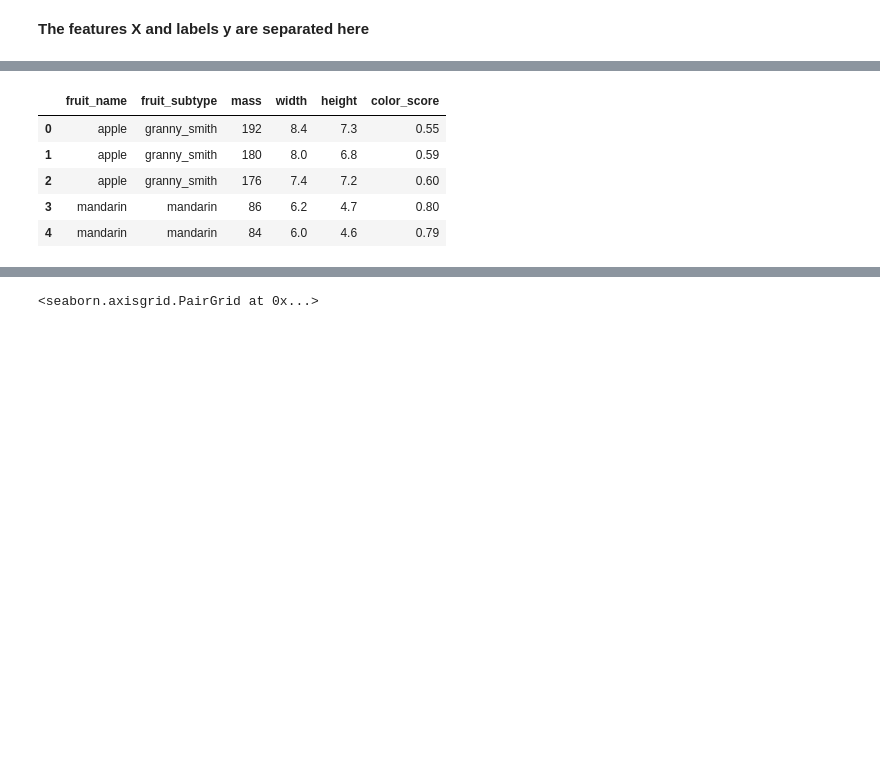
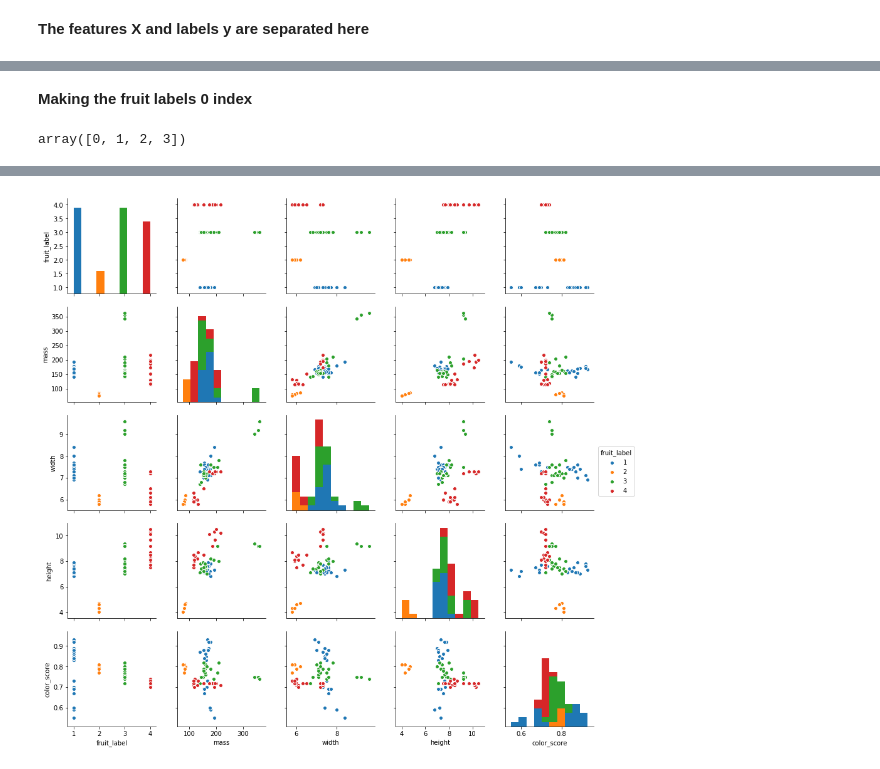
Before and after one commit to msrshahrukh100/Applied-Machine-Learning-in-Python, a Jupyter notebook: Module_1/module1.ipynb, the cells around one changed output, grey strips where cells are left out. Cells and saved outputs as stored; diff of their text form; code cells hidden in the pictures; blank space fills up the shorter version.

```diff
--- a/Module_1/module1.ipynb
+++ b/Module_1/module1.ipynb
@@ -22,5 +26,6 @@ df.head()
 # %% [markdown]
 __The features X and labels y are separated here__
 # %%
-X = df.loc[:, ['fruit_name', 'fruit_subtype', 'mass', 'width', 'height', 'color_score']]
-y = df.loc[:,['fruit_label']]
+X = df.loc[:, ['fruit_label','mass', 'width', 'height', 'color_score']]
+y = df['fruit_label']
+X.head()
@@ -27,12 +39,11 @@ y = df.loc[:,['fruit_label']]
-# %%
-X.head()
-# %% [output]
-|  | fruit_name | fruit_subtype | mass | width | height | color_score |
-| 0 | apple | granny_smith | 192 | 8.4 | 7.3 | 0.55 |
-| 1 | apple | granny_smith | 180 | 8.0 | 6.8 | 0.59 |
-| 2 | apple | granny_smith | 176 | 7.4 | 7.2 | 0.60 |
-| 3 | mandarin | mandarin | 86 | 6.2 | 4.7 | 0.80 |
-| 4 | mandarin | mandarin | 84 | 6.0 | 4.6 | 0.79 |
+# %% [markdown]
+__Making the fruit labels 0 index__
+# %%
+y = y.apply(lambda x : x -1)
+y.unique()
+# %% [output]
+array([0, 1, 2, 3])
 # %%
-sns.pairplot(X, hue='fruit_name')
+sns.pairplot(X, hue='fruit_label')
+plt.show()
 # %% [output]
@@ -41 +50 @@ sns.pairplot(X, hue='fruit_name')
-<seaborn.axisgrid.PairGrid at 0x...>
+[figure, added]
```
Also changed, not shown: parts of 19 cells of this notebook, 21 other files.
